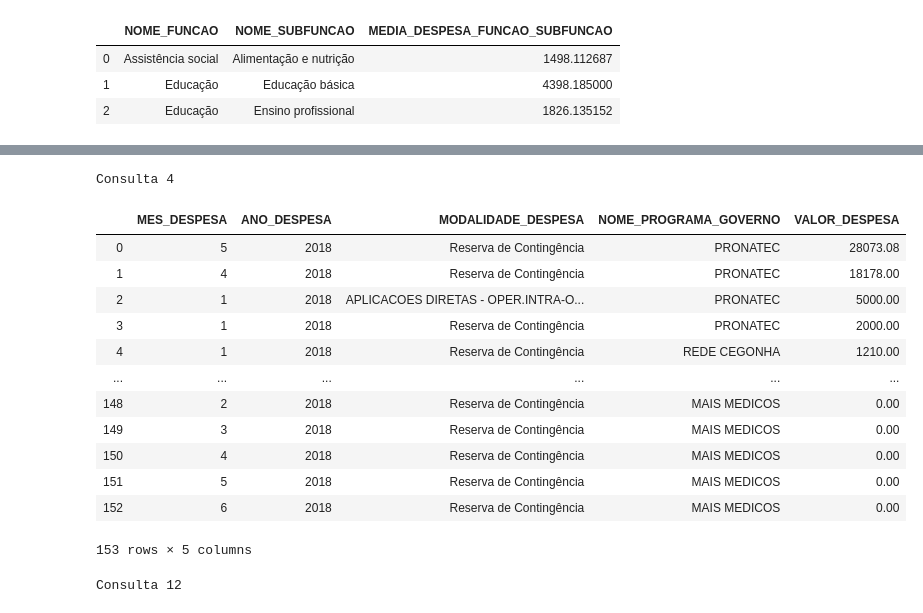
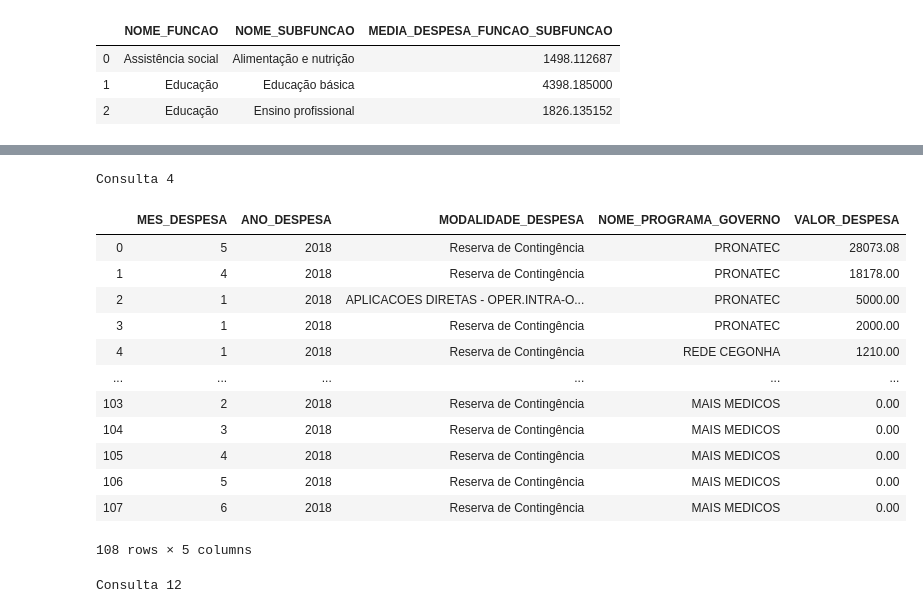
Before and after one commit to victormagalhaess/TP1-IBD, a Jupyter notebook: IBD_TP1.ipynb, the cells around one changed output, grey strips where cells are left out. Cells and saved outputs as stored; diff of their text form; code cells hidden in the pictures.

```diff
--- a/IBD_TP1.ipynb
+++ b/IBD_TP1.ipynb
@@ -94,22 +104,22 @@ Consulta 3
 # %%
-df = pd.read_sql_query("SELECT MES_DESPESA, ANO_DESPESA, MODALIDADE_DESPESA, NOME_PROGRAMA_GOVERNO, VALOR_DESPESA FROM DESPESA_PUBLICA NATURAL JOIN ORGAO NATURAL JOIN PROGRAMA_GOVERNO WHERE ANO_DESPESA = 2018 AND NOME_ORGAO = 'Ministério da Educação' AND MES_DESPESA < 7 ORDER BY VALOR_DESPESA DESC", conn)
+df = pd.read_sql_query("SELECT DISTINCT MES_DESPESA, ANO_DESPESA, MODALIDADE_DESPESA, NOME_PROGRAMA_GOVERNO, VALOR_DESPESA FROM DESPESA_PUBLICA NATURAL JOIN ORGAO NATURAL JOIN PROGRAMA_GOVERNO WHERE ANO_DESPESA = 2018 AND NOME_ORGAO = 'Ministério da Educação' AND MES_DESPESA < 7 ORDER BY VALOR_DESPESA DESC", conn)
 print("Consulta 4")
 df
 # %% [output]
 Consulta 4
 |  | MES_DESPESA | ANO_DESPESA | MODALIDADE_DESPESA | NOME_PROGRAMA_GOVERNO | VALOR_DESPESA |
 | 0 | 5 | 2018 | Reserva de Contingência | PRONATEC | 28073.08 |
 | 1 | 4 | 2018 | Reserva de Contingência | PRONATEC | 18178.00 |
 | 2 | 1 | 2018 | APLICACOES DIRETAS - OPER.INTRA-O... | PRONATEC | 5000.00 |
 | 3 | 1 | 2018 | Reserva de Contingência | PRONATEC | 2000.00 |
 | 4 | 1 | 2018 | Reserva de Contingência | REDE CEGONHA | 1210.00 |
 | ... | ... | ... | ... | ... | ... |
-| 148 | 2 | 2018 | Reserva de Contingência | MAIS MEDICOS | 0.00 |
-| 149 | 3 | 2018 | Reserva de Contingência | MAIS MEDICOS | 0.00 |
-| 150 | 4 | 2018 | Reserva de Contingência | MAIS MEDICOS | 0.00 |
-| 151 | 5 | 2018 | Reserva de Contingência | MAIS MEDICOS | 0.00 |
-| 152 | 6 | 2018 | Reserva de Contingência | MAIS MEDICOS | 0.00 |
+| 103 | 2 | 2018 | Reserva de Contingência | MAIS MEDICOS | 0.00 |
+| 104 | 3 | 2018 | Reserva de Contingência | MAIS MEDICOS | 0.00 |
+| 105 | 4 | 2018 | Reserva de Contingência | MAIS MEDICOS | 0.00 |
+| 106 | 5 | 2018 | Reserva de Contingência | MAIS MEDICOS | 0.00 |
+| 107 | 6 | 2018 | Reserva de Contingência | MAIS MEDICOS | 0.00 |
-153 rows × 5 columns
+108 rows × 5 columns
 # %%
 df = pd.read_sql_query("SELECT DISTINCT NOME_FUNCAO, VALOR_DESPESA FROM FUNCAO NATURAL JOIN DETALHAMENTO_FUNCAO NATURAL JOIN DESPESA_PUBLICA", conn)
 print("Consulta 12")
```
Also changed, not shown: parts of 6 cells of this notebook, 1 other file.
